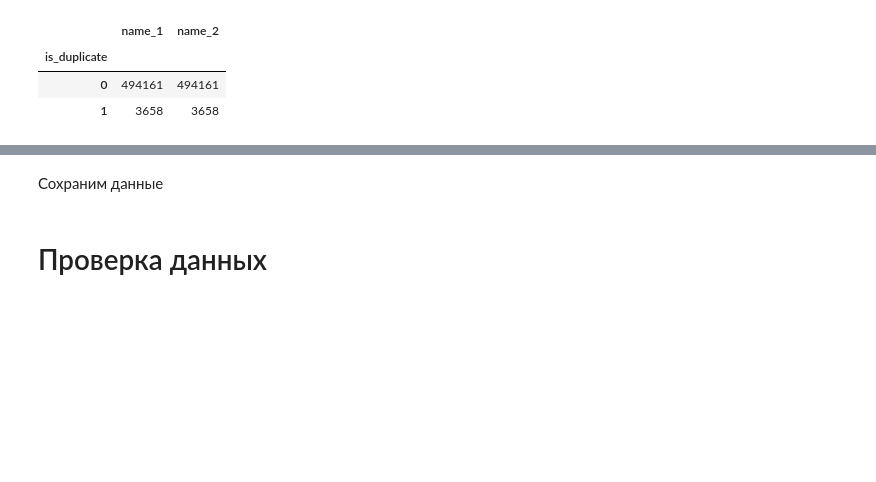
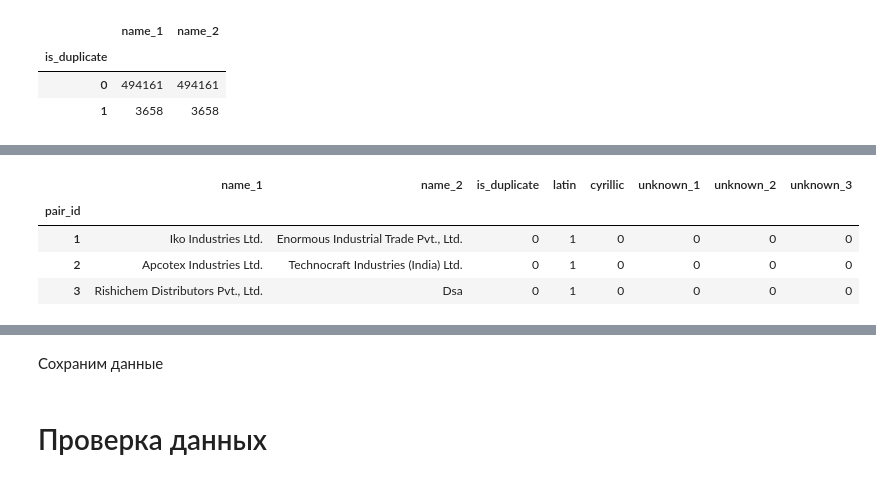
Before and after one commit to vederko-p/company_text_calssification, a Jupyter notebook: notebooks/1. Data preparation.ipynb, the cells around one changed output, grey strips where cells are left out. Saved outputs shown, nothing was run; the diff lists cells and outputs as text; code cells hidden in the pictures; blank space fills up the shorter version.

Commit message:
data: only latin + clear from trash symbols

```diff
--- a/notebooks/1. Data preparation.ipynb
+++ b/notebooks/1. Data preparation.ipynb
@@ -27,0 +157,10 @@ df.groupby('is_duplicate').count()
+# %%
+df_copy = df.copy()
+# %%
+u = df_copy[['name_1', 'name_2']].apply(
+    lambda row: classify_language(
+        set(row['name_1']) | set(row['name_2']),
+        languages_base,
+        trash_symbols
+    ) ,
+    axis=1)
@@ -27,0 +175,2 @@ df.groupby('is_duplicate').count()
+# %%
+u2t = pd.DataFrame(u.tolist(), index=u.index, columns=languages_base_names)
@@ -27,0 +185,10 @@ df.groupby('is_duplicate').count()
+# %%
+df_copy[languages_base_names] = u2t[languages_base_names]
+# %%
+df_copy.head(3)
+# %% [output]
+|  | name_1 | name_2 | is_duplicate | latin | cyrillic | unknown_1 | unknown_2 | unknown_3 |
+| pair_id |  |  |  |  |  |  |  |  |
+| 1 | Iko Industries Ltd. | Enormous Industrial Trade Pvt., Ltd. | 0 | 1 | 0 | 0 | 0 | 0 |
+| 2 | Apcotex Industries Ltd. | Technocraft Industries (India) Ltd. | 0 | 1 | 0 | 0 | 0 | 0 |
+| 3 | Rishichem Distributors Pvt., Ltd. | Dsa | 0 | 1 | 0 | 0 | 0 | 0 |
```
Also changed, not shown: parts of 49 cells of this notebook.
